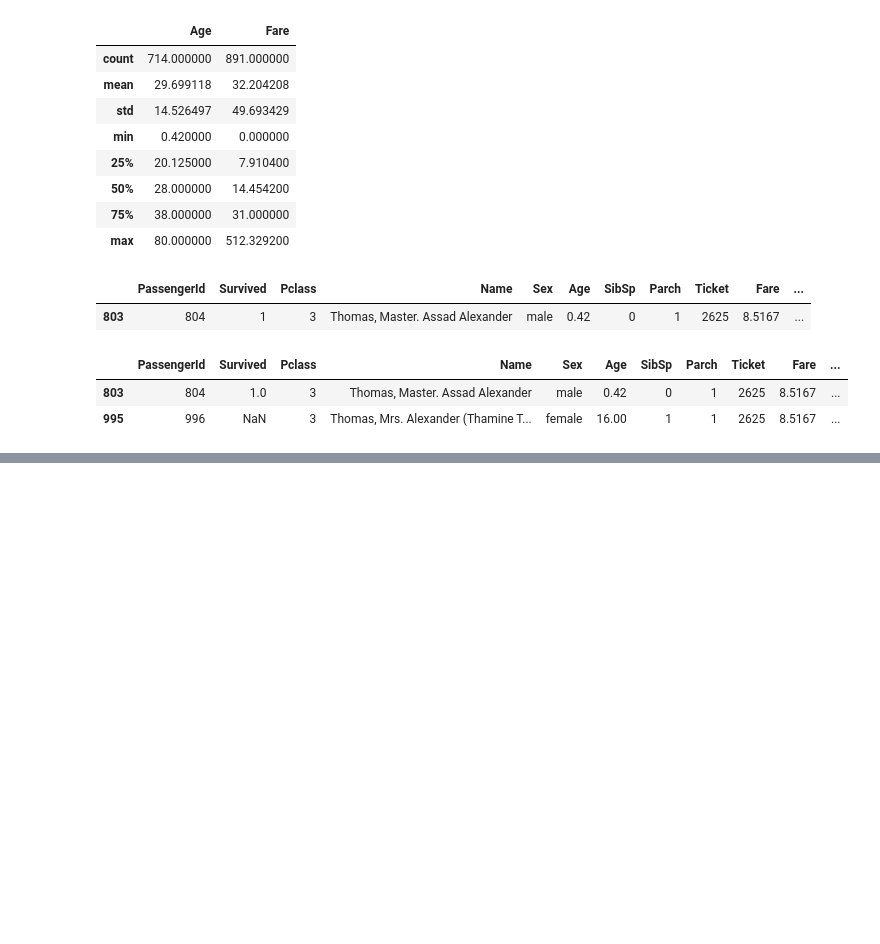
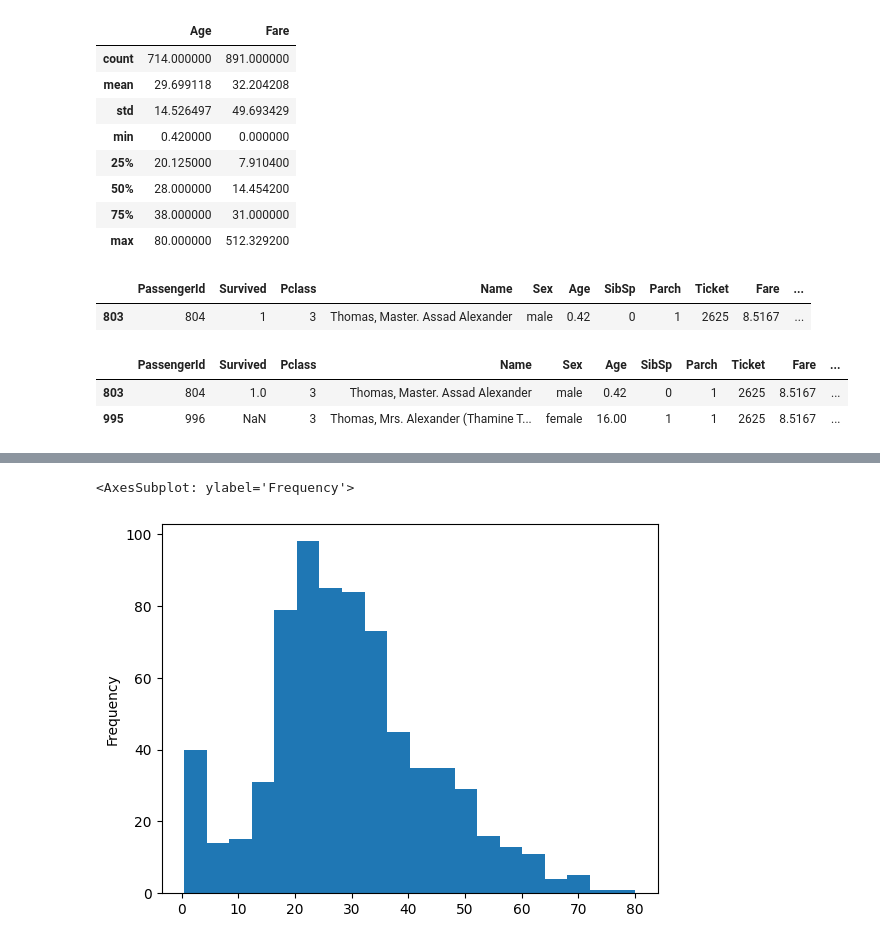
Before and after one commit to pxxthik/Titanic-dataset-analysis, a Jupyter notebook: Titanic - Machine Learning from Disaster.ipynb, the cells around one changed output, grey strips where cells are left out. Saved outputs shown, nothing was run; the diff lists cells and outputs as text; code cells hidden in the pictures; blank space fills up the shorter version.

```diff
--- a/Titanic - Machine Learning from Disaster.ipynb
+++ b/Titanic - Machine Learning from Disaster.ipynb
@@ -129,0 +159,5 @@ titanic[titanic['Ticket'] == '2625']
+# %%
+df['Age'].plot(kind='hist', bins=20)
+# %% [output]
+<AxesSubplot: ylabel='Frequency'>
+[figure, added]
```
Also changed, not shown: parts of 48 cells of this notebook, 1 other file.
